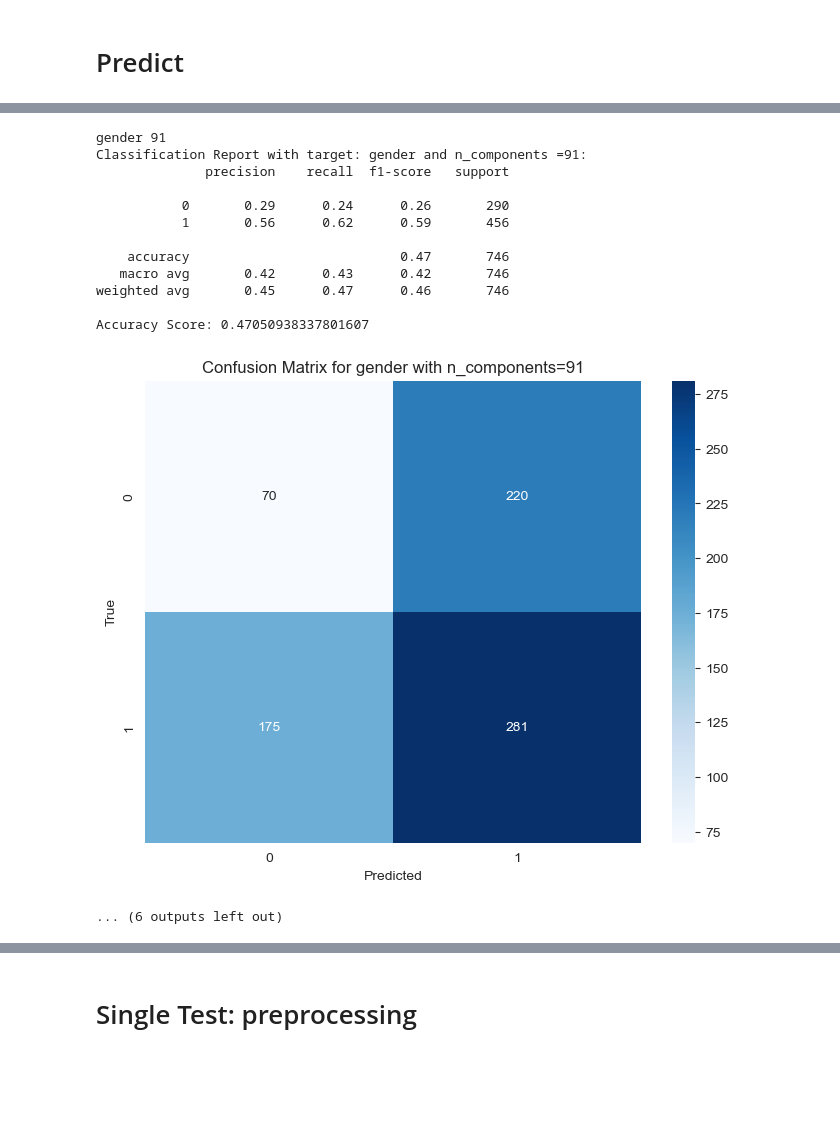
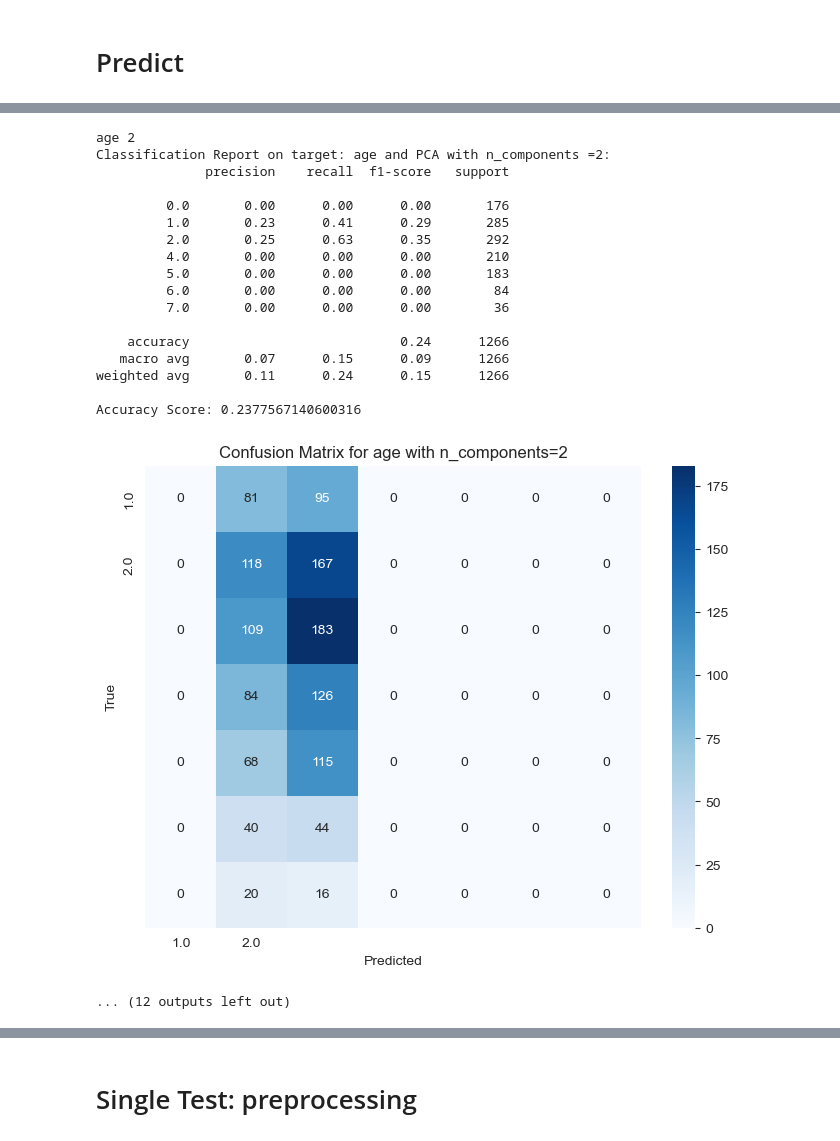
Before and after one commit to shenchris/un2015, a Jupyter notebook: un2015.ipynb, the cells around one changed output, grey strips where cells are left out. Saved outputs shown, nothing was run; the diff lists cells and outputs as text; code cells hidden in the pictures; blank space fills up the shorter version.

```diff
--- a/un2015.ipynb
+++ b/un2015.ipynb
@@ -324,25 +361,25 @@ for dataframe in [df_first_13,df_features_transform]:
 # %%
-def draw_2d_PCA(dataframe, target):
-    x = dataframe.drop(columns=["filename", "age","gender","accent"]).reset_index(drop=True)
-    print(target)
+def draw_2d_PCA(dataframe, target, ax):
+    x = dataframe.drop(columns=["filename", "age", "gender", "accent"]).reset_index(drop=True)
     y = dataframe[target].values
     pca = PCA(n_components=2)
     X_PCA = pca.fit_transform(x)
     df_pca = pd.DataFrame(X_PCA, columns=["PCA1", "PCA2"])
     df_pca[target] = y
-    # print(df_pca.head(1))
 
     # Plot the PCA-transformed data
-    plt.figure(figsize=(10, 8))
-    scatter = plt.scatter(df_pca["PCA1"], df_pca["PCA2"], c=df_pca[target], cmap="viridis", alpha=0.7)
-    plt.colorbar(scatter, label=target)
-    plt.title("PCA Visualization (2 Components)", fontsize=14)
-    plt.xlabel("Principal Component 1", fontsize=12)
-    plt.ylabel("Principal Component 2", fontsize=12)
-    plt.grid()
-    plt.show()
+    scatter = ax.scatter(df_pca["PCA1"], df_pca["PCA2"], c=df_pca[target], cmap="viridis", alpha=0.7)
+    ax.set_title(f"PCA Visualization (2 Components): {target}", fontsize=14)
+    ax.set_xlabel("Principal Component 1", fontsize=12)
+    ax.set_ylabel("Principal Component 2", fontsize=12)
+    plt.colorbar(scatter, ax=ax, label=target)
 # %%
-for dataframe in [df_first_13,df_features_transform]:
-    for target in targets:
-        draw_2d_PCA(dataframe, target)
+fig, axes = plt.subplots(1, 3, figsize=(18, 6))
+
+targets = ['gender', 'age', 'accent']
+for i, target in enumerate(targets):
+    draw_2d_PCA(df_features_transform, target, axes[i])
+
+plt.tight_layout()
+plt.savefig("assests/PCA_2cmp.png")
 # %% [output]
@@ -361,5 +387,5 @@ accent
 # %%
-def split_by_feature(df, feature, test_size=0.1):
+def split_by_feature(df, feature, test_size=0.2):
     # Stratify based on the selected feature
     train_df, test_df = train_test_split(
         df,
@@ -378,18 +404,23 @@ def predict(dataframe, target, n_components = 0):
     y_test = test_df[target]
     X_train = train_df.drop(columns=["filename", "age","gender","accent"], errors="ignore")
     X_test = test_df.drop(columns=["filename", "age","gender","accent"], errors="ignore")
-
+    # print(train_df.head(1))
     if n_components>0:
         pca = PCA(n_components=n_components)
         X_train = pca.fit_transform(X_train)
         X_test = pca.fit_transform(X_test)
+
+    # print(X_train.shape)
 
     model = LogisticRegression(max_iter=1000, random_state=0, solver='lbfgs')
     model.fit(X_train, y_train)
     # Make predictions on the test set
     y_pred = model.predict(X_test)
     # Evaluate the model
-    print(f"Classification Report with target: {target} and n_components ={n_components}:")
+    if n_components>0:
+        print(f"Classification Report on target: {target} and PCA with n_components ={n_components}:")
+    else:
+        print(f"Classification Report on target: {target} and with origin feature")
     print(classification_report(y_test, y_pred))
     print("Accuracy Score:", accuracy_score(y_test, y_pred))
 
@@ -397,14 +428,14 @@ def predict(dataframe, target, n_components = 0):
 
     # Plot Confusion Matrix
     plt.figure(figsize=(8, 6))
-    sns.heatmap(cm, annot=True, fmt="d", cmap="Blues", xticklabels=np.unique(y), yticklabels=np.unique(y))
+    sns.heatmap(cm, annot=True, fmt="d", cmap="Blues", xticklabels=np.unique(y_pred), yticklabels=np.unique(y_pred))
     plt.title(f"Confusion Matrix for {target} with n_components={n_components}")
     plt.xlabel('Predicted')
     plt.ylabel('True')
     plt.show()
 # %%
 for target in targets:
-    for i in [0,2,91]:
+    for i in [0,2,5,12]:
         print(target, i)
         predict(df_features_transform , target, n_components = i)
 # %% [output]
@@ -494,14 +512,19 @@ Accuracy Score: 0.6032171581769437
-gender 91
-Classification Report with target: gender and n_components =91:
+age 2
+Classification Report on target: age and PCA with n_components =2:
               precision    recall  f1-score   support
 
-           0       0.29      0.24      0.26       290
-           1       0.56      0.62      0.59       456
+         0.0       0.00      0.00      0.00       176
+         1.0       0.23      0.41      0.29       285
+         2.0       0.25      0.63      0.35       292
+         4.0       0.00      0.00      0.00       210
+         5.0       0.00      0.00      0.00       183
+         6.0       0.00      0.00      0.00        84
+         7.0       0.00      0.00      0.00        36
 
-    accuracy                           0.47       746
-   macro avg       0.42      0.43      0.42       746
-weighted avg       0.45      0.47      0.46       746
+    accuracy                           0.24      1266
+   macro avg       0.07      0.15      0.09      1266
+weighted avg       0.11      0.24      0.15      1266
 
-Accuracy Score: 0.47050938337801607
+Accuracy Score: 0.2377567140600316
-[figure, old version]
+[figure, new version]
-... (6 outputs left out)
+... (12 outputs left out)
```
Also changed, not shown: parts of 56 cells of this notebook, 17 other files.
